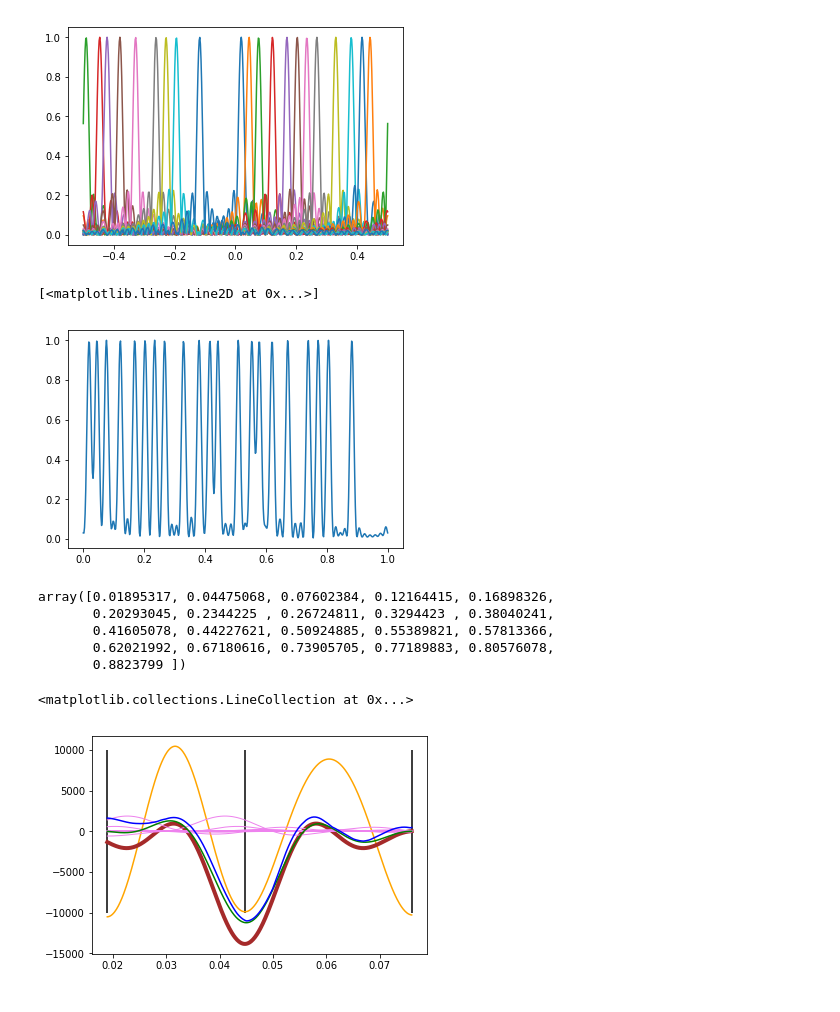
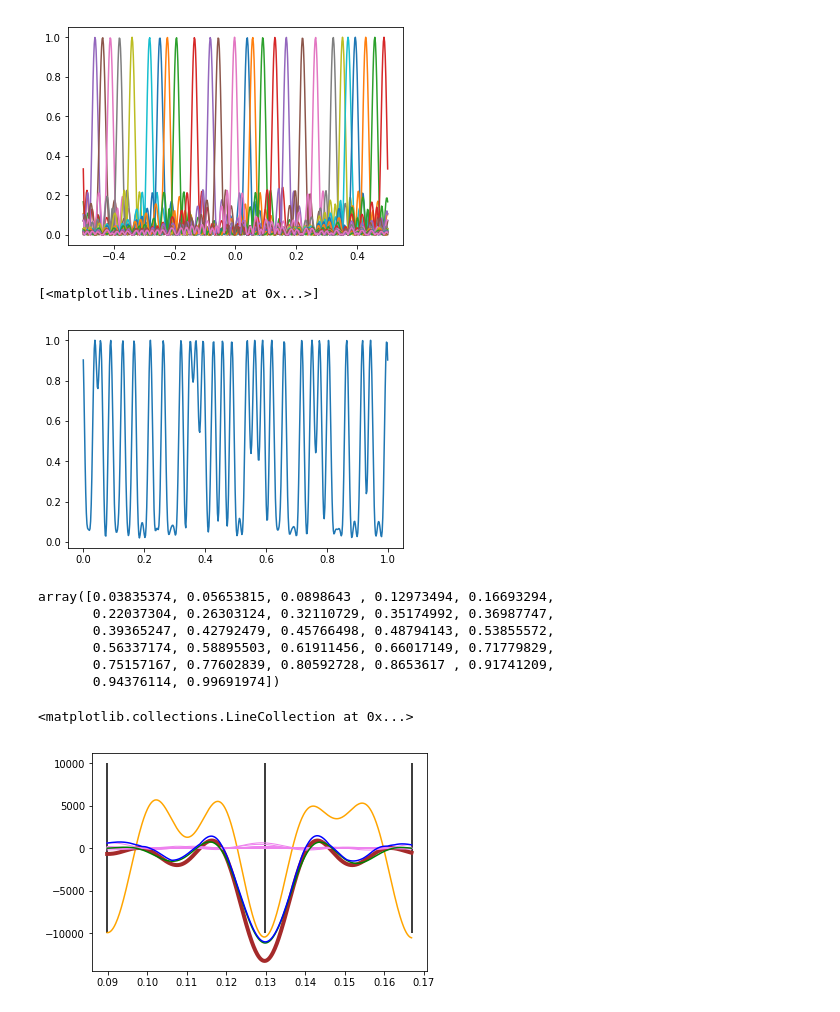
Before and after one commit to eonaran/sr_multisignals, a Jupyter notebook: Orthogonal Signs Per-Dimension Components.ipynb, the cells around one changed output. Cells and saved outputs as stored; diff of their text form; code cells hidden in the pictures.

```diff
--- a/Orthogonal Signs Per-Dimension Components.ipynb
+++ b/Orthogonal Signs Per-Dimension Components.ipynb
@@ -14,7 +14,7 @@ def kernel_matrix(kernel, support):
     return kernel.eval(shifted_supports).real
 # %%
 fc = 30
-min_separation = 0.7 / fc
+min_separation = 0.54 / fc
 N = int(0.5 / min_separation)
 
 # kernel = trig_poly.TrigPoly.multi_dirichlet(fc, [2.0])
@@ -63,14 +57,14 @@ xs = np.linspace(-0.5, 0.5, 500)
 for i in range(N):
     plt.plot(xs, np.absolute(qs[i](xs)))
 # %% [output]
-[figure, old version]
+[figure, new version]
 # %%
 # Check that interpolation problem is solved
 xs = np.linspace(0.0, 1.0, 500)
 plt.plot(xs, sum([np.absolute(qs[i](xs)) ** 2 for i in range(N)]))
 # %% [output]
 [<matplotlib.lines.Line2D at 0x...>]
-[figure, old version]
+[figure, new version]
 # %%
 Norm = sum([qk * qk.conjugate() for qk in qs], trig_poly.TrigPoly.zero()) * 0.5
 Norm1 = Norm.derivative()
@@ -78,13 +72,14 @@ Norm2 = Norm1.derivative()
 # %%
 support
 # %% [output]
-array([0.01895317, 0.04475068, 0.07602384, 0.12164415, 0.16898326,
-       0.20293045, 0.2344225 , 0.26724811, 0.3294423 , 0.38040241,
-       0.41605078, 0.44227621, 0.50924885, 0.55389821, 0.57813366,
-       0.62021992, 0.67180616, 0.73905705, 0.77189883, 0.80576078,
-       0.8823799 ])
+array([0.03835374, 0.05653815, 0.0898643 , 0.12973494, 0.16693294,
+       0.22037304, 0.26303124, 0.32110729, 0.35174992, 0.36987747,
+       0.39365247, 0.42792479, 0.45766498, 0.48794143, 0.53855572,
+       0.56337174, 0.58895503, 0.61911456, 0.66017149, 0.71779829,
+       0.75157167, 0.77602839, 0.80592728, 0.8653617 , 0.91741209,
+       0.94376114, 0.99691974])
 # %%
-support_pt_k = 1
+support_pt_k = 3
 support_pt = support[support_pt_k]
 eps = min_separation
 xs = np.linspace(support[support_pt_k - 1], support[support_pt_k + 1], 500)
@@ -110,31 +105,31 @@ plt.plot(
     c='brown', linewidth=4.0)
 
 first_cross_terms = []
 for k in range(N):
     for ell in range(N):
         if k == support_pt_k and ell == support_pt_k:
             continue
 
         first_cross_terms.append(
             kernel.shift(-support[k]) *
             kernel.derivative().derivative().shift(-support[ell]) *
             alphas[support_pt_k, k] * np.conj(alphas[support_pt_k, ell]))
         plt.plot(
             xs,
             first_cross_terms[-1](xs).real,
             c='violet', linewidth=1.0)
 
 plt.plot(
     xs,
     (main_expanded_term + sum(first_cross_terms, trig_poly.TrigPoly.zero()))(xs).real,
     c='green')
 
 plt.plot(
     xs,
     main_expanded_term(xs) + sum([np.absolute(t(xs).real) for t in first_cross_terms]),
     c='blue')
 
 plt.gca().vlines(support[support_pt_k - 1:support_pt_k + 2], -10000, 10000, color='black')
 # %% [output]
 <matplotlib.collections.LineCollection at 0x...>
-[figure, old version]
+[figure, new version]
```
Also changed, not shown: parts of 3 cells of this notebook, 2 other files.
